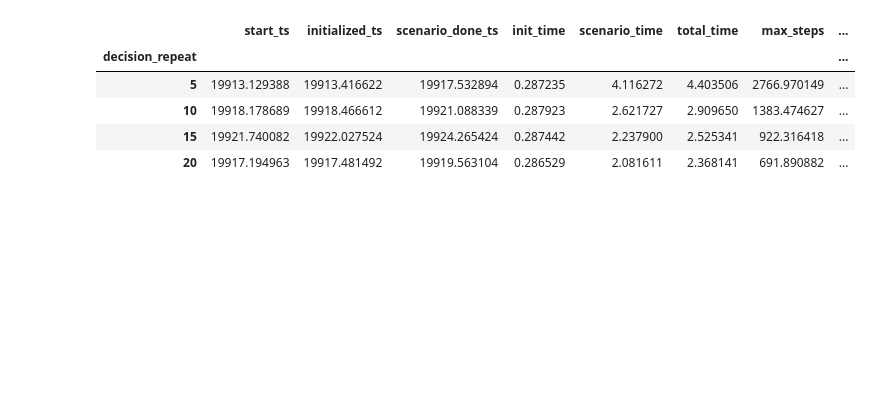
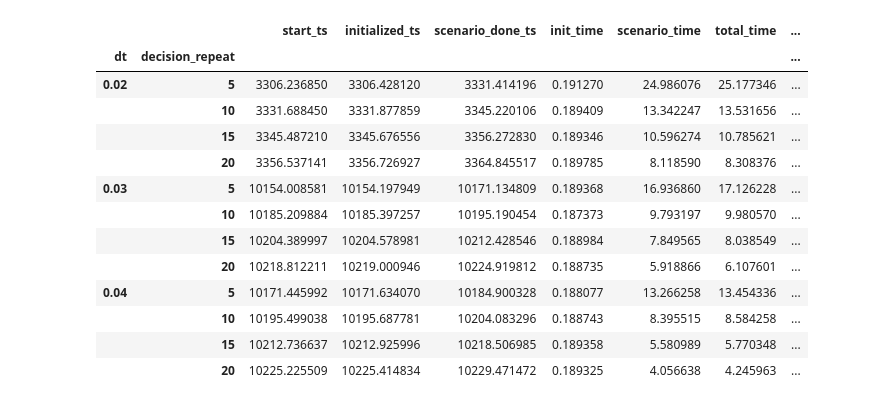
Before and after one commit to olek-osikowicz/metadrive, a Jupyter notebook: olek/analyze_rq1_rq2.ipynb, the cells around one changed output. Saved outputs shown, nothing was run; the diff lists cells and outputs as text; code cells hidden in the pictures; blank space fills up the shorter version.

```diff
--- a/olek/analyze_rq1_rq2.ipynb
+++ b/olek/analyze_rq1_rq2.ipynb
@@ -66,13 +85,12 @@ for file_path in tqdm(paths):
 # %%
-df = (
-    pd.DataFrame(scenarios)
-    .set_index(
-        [
-            "dt",
-            "decision_repeat",
-            "seed",
-        ],
-        verify_integrity=True,
-    )
-    .sort_index()
+df = pd.DataFrame(scenarios)
+df = df.set_index(
+    [
+        "dt",
+        "decision_repeat",
+        "seed",
+    ],
+    verify_integrity=True,
 )
+
+df = df.sort_index()
@@ -80,5 +118,5 @@ df = (
 # ! Problem changing the values here in the analysis can change % error
 
 df["driving_score"] = (
-    df["route_completion"] * df["in_road_percentage"] * (0.9) ** df["n_crashes"]
+    df["route_completion"] * df["in_road_percentage"] * (0.6) ** df["n_crashes"]
 )
@@ -94,0 +125,3 @@ sns.boxplot(df, x="decision_repeat", y="driving_score")
+# %%
+oracle_ds = df.xs((0.02, 5))["driving_score"]
+oracle_ds
@@ -94,0 +142,3 @@ sns.boxplot(df, x="decision_repeat", y="driving_score")
+# %%
+df["driving_score_error"] = (df["driving_score"] - oracle_ds).abs()
+df
@@ -95,13 +160,18 @@ sns.boxplot(df, x="decision_repeat", y="driving_score")
 # %%
-oracle = df.xs(5, level="decision_repeat")["driving_score"]
-df["driving_score_error"] = (df["driving_score"] - oracle).abs()
-
-agg = df.select_dtypes("number").groupby(by="decision_repeat").mean()
+agg = df.select_dtypes("number").groupby(by=["dt", "decision_repeat"]).mean()
 agg
 # %% [output]
-|  | start_ts | initialized_ts | scenario_done_ts | init_time | scenario_time | total_time | max_steps | ... |
-| decision_repeat |  |  |  |  |  |  |  | ... |
-| 5 | 19913.129388 | 19913.416622 | 19917.532894 | 0.287235 | 4.116272 | 4.403506 | 2766.970149 | ... |
-| 10 | 19918.178689 | 19918.466612 | 19921.088339 | 0.287923 | 2.621727 | 2.909650 | 1383.474627 | ... |
-| 15 | 19921.740082 | 19922.027524 | 19924.265424 | 0.287442 | 2.237900 | 2.525341 | 922.316418 | ... |
-| 20 | 19917.194963 | 19917.481492 | 19919.563104 | 0.286529 | 2.081611 | 2.368141 | 691.890882 | ... |
+|  |  | start_ts | initialized_ts | scenario_done_ts | init_time | scenario_time | total_time | ... |
+| dt | decision_repeat |  |  |  |  |  |  | ... |
+| 0.02 | 5 | 3306.236850 | 3306.428120 | 3331.414196 | 0.191270 | 24.986076 | 25.177346 | ... |
+|  | 10 | 3331.688450 | 3331.877859 | 3345.220106 | 0.189409 | 13.342247 | 13.531656 | ... |
+|  | 15 | 3345.487210 | 3345.676556 | 3356.272830 | 0.189346 | 10.596274 | 10.785621 | ... |
+|  | 20 | 3356.537141 | 3356.726927 | 3364.845517 | 0.189785 | 8.118590 | 8.308376 | ... |
+| 0.03 | 5 | 10154.008581 | 10154.197949 | 10171.134809 | 0.189368 | 16.936860 | 17.126228 | ... |
+|  | 10 | 10185.209884 | 10185.397257 | 10195.190454 | 0.187373 | 9.793197 | 9.980570 | ... |
+|  | 15 | 10204.389997 | 10204.578981 | 10212.428546 | 0.188984 | 7.849565 | 8.038549 | ... |
+|  | 20 | 10218.812211 | 10219.000946 | 10224.919812 | 0.188735 | 5.918866 | 6.107601 | ... |
+| 0.04 | 5 | 10171.445992 | 10171.634070 | 10184.900328 | 0.188077 | 13.266258 | 13.454336 | ... |
+|  | 10 | 10195.499038 | 10195.687781 | 10204.083296 | 0.188743 | 8.395515 | 8.584258 | ... |
+|  | 15 | 10212.736637 | 10212.925996 | 10218.506985 | 0.189358 | 5.580989 | 5.770348 | ... |
+|  | 20 | 10225.225509 | 10225.414834 | 10229.471472 | 0.189325 | 4.056638 | 4.245963 | ... |
```
Also changed, not shown: parts of 12 cells of this notebook, 2 other files.
